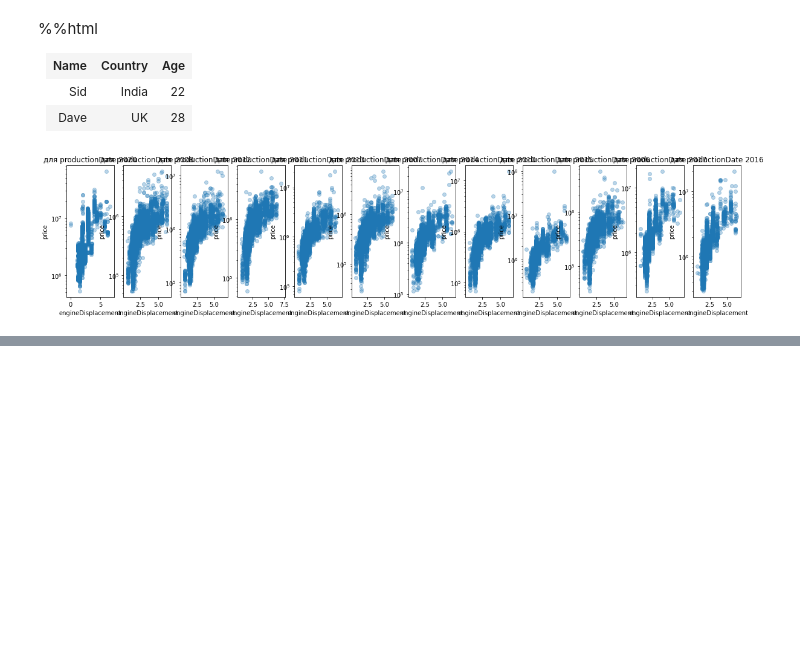
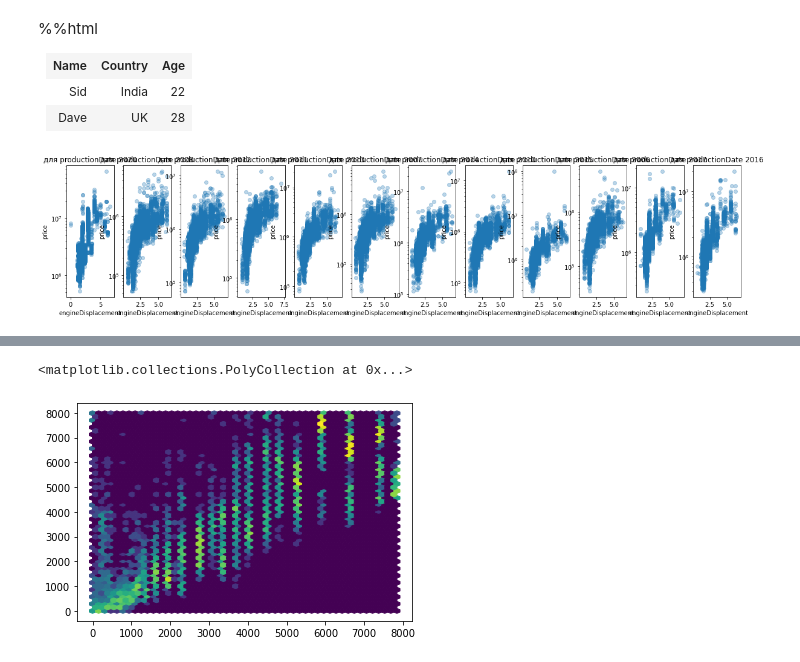
Before and after one commit to IvanovDmitryV/skillfactory_rds, a Jupyter notebook: Unit_7/Project_7_EDA0909.ipynb, the cells around one changed output, grey strips where cells are left out. Cells and saved outputs as stored; diff of their text form; code cells hidden in the pictures; blank space fills up the shorter version.

```diff
--- a/Unit_7/Project_7_EDA0909.ipynb
+++ b/Unit_7/Project_7_EDA0909.ipynb
@@ -592,0 +584,9 @@ plt.show()
+# %%
+
+dff = externdata_full[externdata_full.brand == "MERCEDES"]
+x = rankdata(dff.modelDate[dff.price.dropna().index] ) # ,method='ordinal'
+y = rankdata(dff.price.dropna())
+plt.hexbin(x,y, gridsize=50,bins='log')
+# %% [output]
+<matplotlib.collections.PolyCollection at 0x...>
+[figure, added]
```
Also changed, not shown: parts of 26 cells of this notebook.
